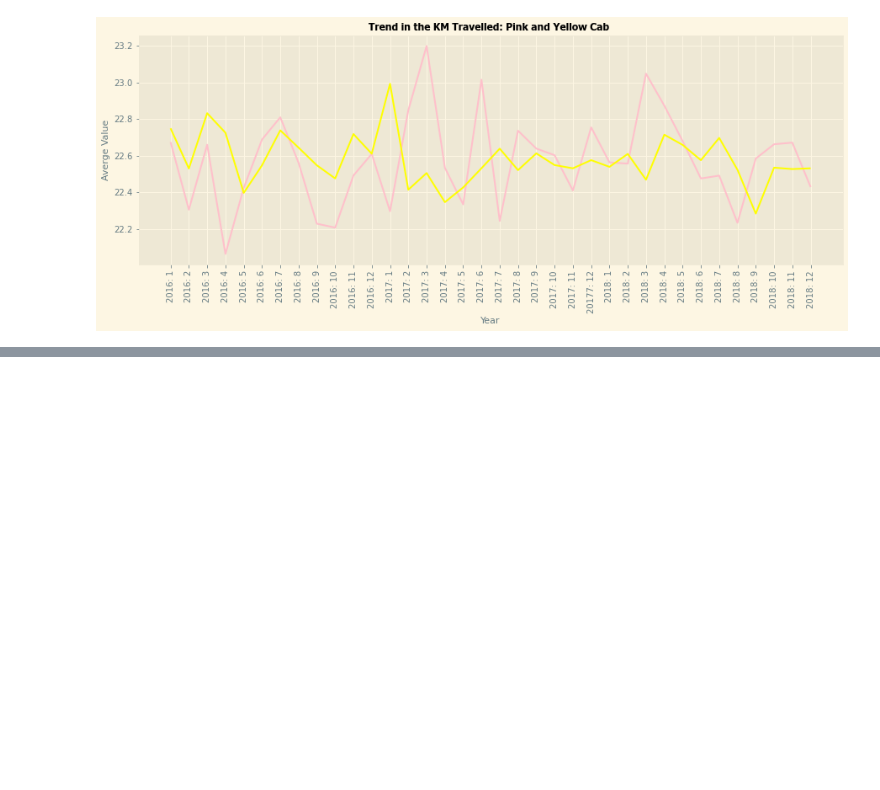
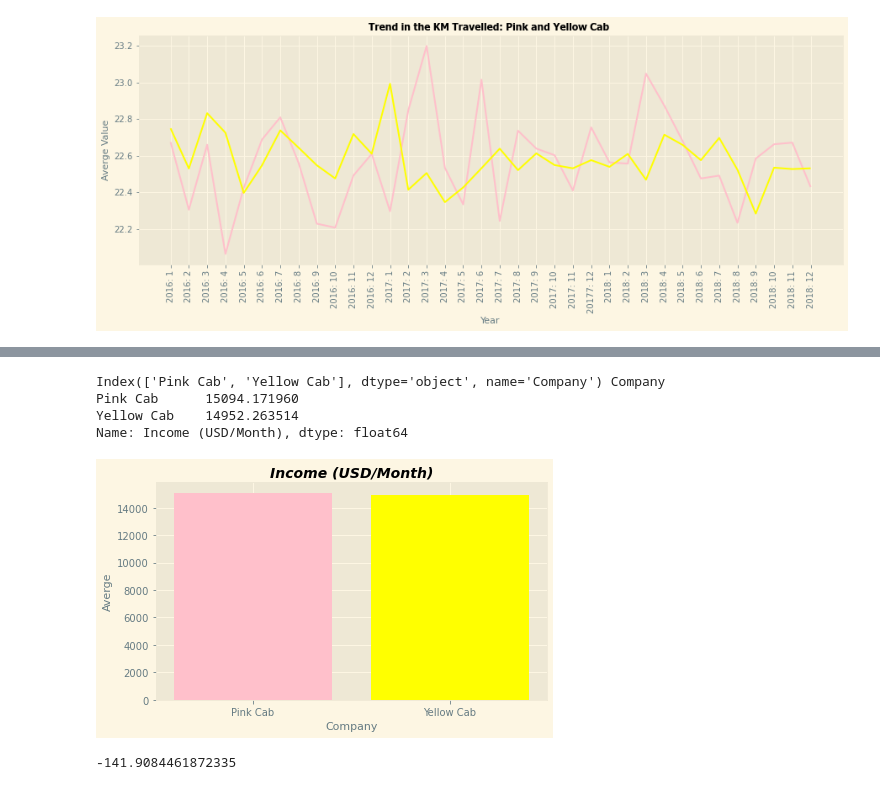
Before and after one commit to EEAjaegbu/Investment-Analytics-Assignmet-2, a Jupyter notebook: Week2 Script.ipynb, the cells around one changed output, grey strips where cells are left out. Cells and saved outputs as stored; diff of their text form; code cells hidden in the pictures; blank space fills up the shorter version.

```diff
--- a/Week2 Script.ipynb
+++ b/Week2 Script.ipynb
@@ -734,0 +822,4 @@ plt.show()
+# %%
+# Dropping the duplicate
+Unique= New_data.drop_duplicates(subset=["Customer ID"])
+Unique.head(5)
@@ -734,0 +834,23 @@ plt.show()
+# %%
+### Group by the "Company" variable
+unique_group = Unique.groupby("Company")
+# %%
+## Bar chart
+print(unique_group.mean().index,unique_group.mean()["Income (USD/Month)"])
+plt.figure(figsize=(7,4))
+plt.bar(unique_group.mean().index,unique_group.mean()["Income (USD/Month)"],color=["pink","yellow"])
+plt.xlabel("Company",fontsize=11)
+plt.ylabel("Averge",fontsize=11)
+plt.title("Income (USD/Month)",fontsize=14,fontstyle="italic",fontweight="bold")
+plt.show()
+# %% [output]
+Index(['Pink Cab', 'Yellow Cab'], dtype='object', name='Company') Company
+Pink Cab      15094.171960
+Yellow Cab    14952.263514
+Name: Income (USD/Month), dtype: float64
+[figure, added]
+# %%
+## The Differnce in the average price charged
+unique_group.mean()["Income (USD/Month)"][1] - unique_group.mean()["Income (USD/Month)"][0]
+# %% [output]
+-141.9084461872335
```
Also changed, not shown: parts of 50 cells of this notebook.
